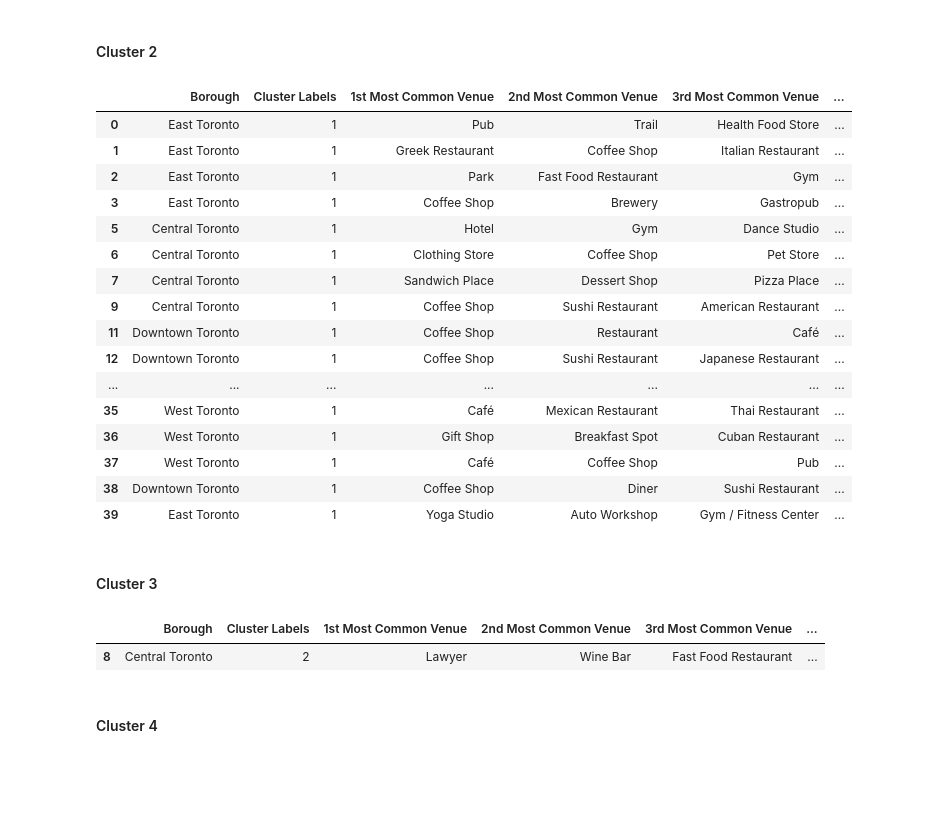
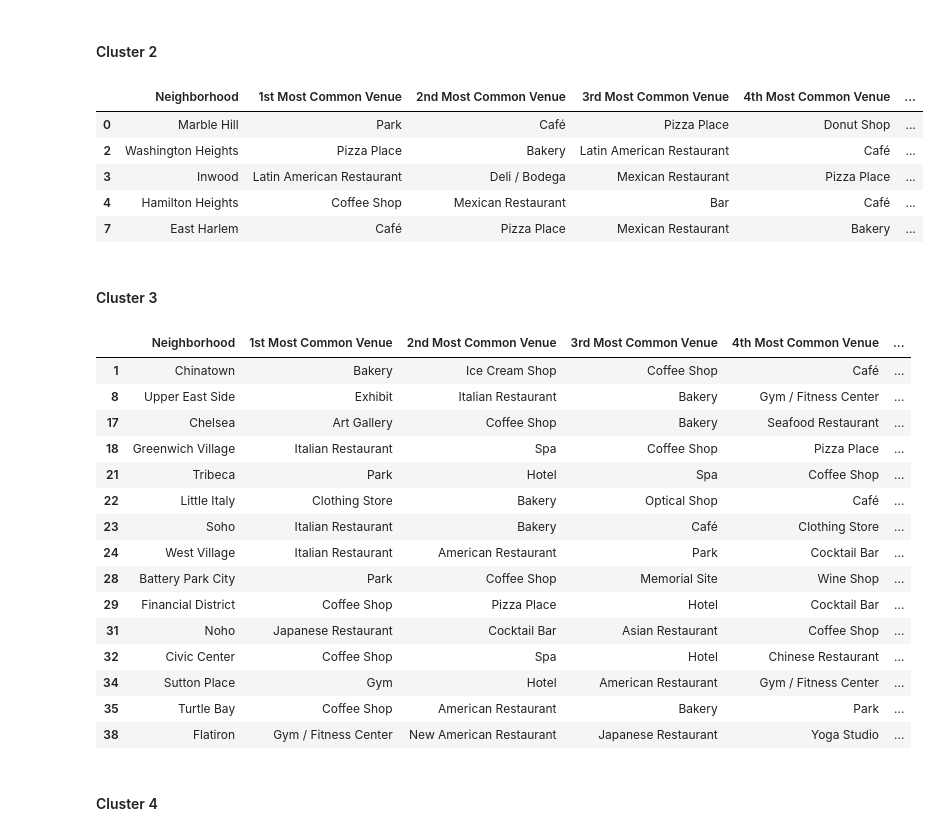
Before and after one commit to clebrac/Coursera_Capstone, a Jupyter notebook: capstone_ibm_ds_week3_3.ipynb, the cells around one changed output. Saved outputs shown, nothing was run; the diff lists cells and outputs as text; code cells hidden in the pictures; blank space fills up the shorter version.

```diff
--- a/capstone_ibm_ds_week3_3.ipynb
+++ b/capstone_ibm_ds_week3_3.ipynb
@@ -246,6 +199,6 @@ toronto_onehot.shape
 # %% [markdown]
 #### Next, let's group rows by neighborhood and by taking the mean of the frequency of occurrence of each category
 # %%
-toronto_grouped = toronto_onehot.groupby('Neighborhood').mean().reset_index()
-toronto_grouped
+nyc_grouped = nyc_onehot.groupby('Neighborhood').mean().reset_index()
+nyc_grouped
 # %% [output]
@@ -332,10 +285,10 @@ for ind in np.arange(num_top_venues):
 
 # create a new dataframe
 neighborhoods_venues_sorted = pd.DataFrame(columns=columns)
-neighborhoods_venues_sorted['Neighborhood'] = toronto_grouped['Neighborhood']
+neighborhoods_venues_sorted['Neighborhood'] = nyc_grouped['Neighborhood']
 
-for ind in np.arange(toronto_grouped.shape[0]):
-    neighborhoods_venues_sorted.iloc[ind, 1:] = return_most_common_venues(toronto_grouped.iloc[ind, :], num_top_venues)
+for ind in np.arange(nyc_grouped.shape[0]):
+    neighborhoods_venues_sorted.iloc[ind, 1:] = return_most_common_venues(nyc_grouped.iloc[ind, :], num_top_venues)
 
 neighborhoods_venues_sorted.head()
 # %% [output]
@@ -353,10 +306,10 @@ Run _k_-means to cluster the neighborhood into 5 clusters.
 # set number of clusters
 kclusters = 5
 
-toronto_grouped_clustering = toronto_grouped.drop('Neighborhood', 1)
+nyc_grouped_clustering = nyc_grouped.drop('Neighborhood', 1)
 
 # run k-means clustering
-kmeans = KMeans(n_clusters=kclusters, random_state=0).fit(toronto_grouped_clustering)
+kmeans = KMeans(n_clusters=kclusters, random_state=0).fit(nyc_grouped_clustering)
 
 # check cluster labels generated for each row in the dataframe
 kmeans.labels_[0:10]
@@ -368,10 +321,10 @@ Let's create a new dataframe that includes the cluster as well as the top 10 ven
 # add clustering labels
 neighborhoods_venues_sorted.insert(0, 'Cluster Labels', kmeans.labels_)
 
-toronto_merged = toronto_data
+nyc_merged = manhattan_data
 
-# merge toronto_grouped with toronto_data to add latitude/longitude for each neighborhood
-toronto_merged = toronto_merged.join(neighborhoods_venues_sorted.set_index('Neighborhood'), on='Neighborhood')
+# merge manhattan_grouped with manhattan_data to add latitude/longitude for each neighborhood
+nyc_merged = nyc_merged.join(neighborhoods_venues_sorted.set_index('Neighborhood'), on='Neighborhood')
 
-toronto_merged.head()
+nyc_merged.head() # check the last columns!
 # %% [output]
@@ -422,32 +355,35 @@ toronto_merged.loc[toronto_merged['Cluster Labels'] == 0, toronto_merged.columns
 # %% [markdown]
 #### Cluster 2
 # %%
-toronto_merged.loc[toronto_merged['Cluster Labels'] == 1, toronto_merged.columns[[1] + list(range(5, toronto_merged.shape[1]))]]
+nyc_merged.loc[nyc_merged['Cluster Labels'] == 1, nyc_merged.columns[[1] + list(range(5, nyc_merged.shape[1]))]]
 # %% [output]
-|  | Borough | Cluster Labels | 1st Most Common Venue | 2nd Most Common Venue | 3rd Most Common Venue | ... |
-| 0 | East Toronto | 1 | Pub | Trail | Health Food Store | ... |
-| 1 | East Toronto | 1 | Greek Restaurant | Coffee Shop | Italian Restaurant | ... |
-| 2 | East Toronto | 1 | Park | Fast Food Restaurant | Gym | ... |
-| 3 | East Toronto | 1 | Coffee Shop | Brewery | Gastropub | ... |
-| 5 | Central Toronto | 1 | Hotel | Gym | Dance Studio | ... |
-| 6 | Central Toronto | 1 | Clothing Store | Coffee Shop | Pet Store | ... |
-| 7 | Central Toronto | 1 | Sandwich Place | Dessert Shop | Pizza Place | ... |
-| 9 | Central Toronto | 1 | Coffee Shop | Sushi Restaurant | American Restaurant | ... |
-| 11 | Downtown Toronto | 1 | Coffee Shop | Restaurant | Café | ... |
-| 12 | Downtown Toronto | 1 | Coffee Shop | Sushi Restaurant | Japanese Restaurant | ... |
-| ... | ... | ... | ... | ... | ... | ... |
-| 35 | West Toronto | 1 | Café | Mexican Restaurant | Thai Restaurant | ... |
-| 36 | West Toronto | 1 | Gift Shop | Breakfast Spot | Cuban Restaurant | ... |
-| 37 | West Toronto | 1 | Café | Coffee Shop | Pub | ... |
-| 38 | Downtown Toronto | 1 | Coffee Shop | Diner | Sushi Restaurant | ... |
-| 39 | East Toronto | 1 | Yoga Studio | Auto Workshop | Gym / Fitness Center | ... |
+|  | Neighborhood | 1st Most Common Venue | 2nd Most Common Venue | 3rd Most Common Venue | 4th Most Common Venue | ... |
+| 0 | Marble Hill | Park | Café | Pizza Place | Donut Shop | ... |
+| 2 | Washington Heights | Pizza Place | Bakery | Latin American Restaurant | Café | ... |
+| 3 | Inwood | Latin American Restaurant | Deli / Bodega | Mexican Restaurant | Pizza Place | ... |
+| 4 | Hamilton Heights | Coffee Shop | Mexican Restaurant | Bar | Café | ... |
+| 7 | East Harlem | Café | Pizza Place | Mexican Restaurant | Bakery | ... |
 # %% [markdown]
 #### Cluster 3
 # %%
-toronto_merged.loc[toronto_merged['Cluster Labels'] == 2, toronto_merged.columns[[1] + list(range(5, toronto_merged.shape[1]))]]
+nyc_merged.loc[nyc_merged['Cluster Labels'] == 2, nyc_merged.columns[[1] + list(range(5, nyc_merged.shape[1]))]]
 # %% [output]
-|  | Borough | Cluster Labels | 1st Most Common Venue | 2nd Most Common Venue | 3rd Most Common Venue | ... |
-| 8 | Central Toronto | 2 | Lawyer | Wine Bar | Fast Food Restaurant | ... |
+|  | Neighborhood | 1st Most Common Venue | 2nd Most Common Venue | 3rd Most Common Venue | 4th Most Common Venue | ... |
+| 1 | Chinatown | Bakery | Ice Cream Shop | Coffee Shop | Café | ... |
+| 8 | Upper East Side | Exhibit | Italian Restaurant | Bakery | Gym / Fitness Center | ... |
+| 17 | Chelsea | Art Gallery | Coffee Shop | Bakery | Seafood Restaurant | ... |
+| 18 | Greenwich Village | Italian Restaurant | Spa | Coffee Shop | Pizza Place | ... |
+| 21 | Tribeca | Park | Hotel | Spa | Coffee Shop | ... |
+| 22 | Little Italy | Clothing Store | Bakery | Optical Shop | Café | ... |
+| 23 | Soho | Italian Restaurant | Bakery | Café | Clothing Store | ... |
+| 24 | West Village | Italian Restaurant | American Restaurant | Park | Cocktail Bar | ... |
+| 28 | Battery Park City | Park | Coffee Shop | Memorial Site | Wine Shop | ... |
+| 29 | Financial District | Coffee Shop | Pizza Place | Hotel | Cocktail Bar | ... |
+| 31 | Noho | Japanese Restaurant | Cocktail Bar | Asian Restaurant | Coffee Shop | ... |
+| 32 | Civic Center | Coffee Shop | Spa | Hotel | Chinese Restaurant | ... |
+| 34 | Sutton Place | Gym | Hotel | American Restaurant | Gym / Fitness Center | ... |
+| 35 | Turtle Bay | Coffee Shop | American Restaurant | Bakery | Park | ... |
+| 38 | Flatiron | Gym / Fitness Center | New American Restaurant | Japanese Restaurant | Yoga Studio | ... |
 # %% [markdown]
 #### Cluster 4
 # %%
```
Also changed, not shown: parts of 35 cells of this notebook.
